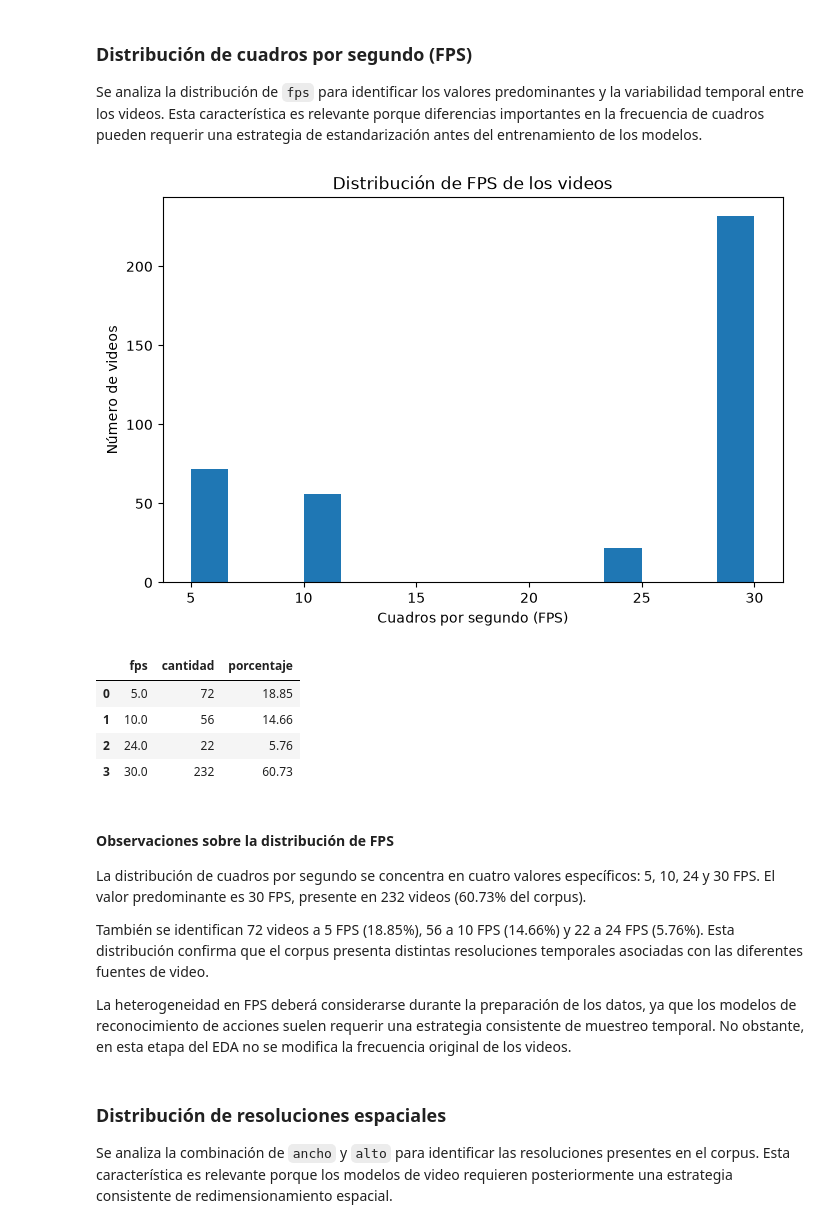
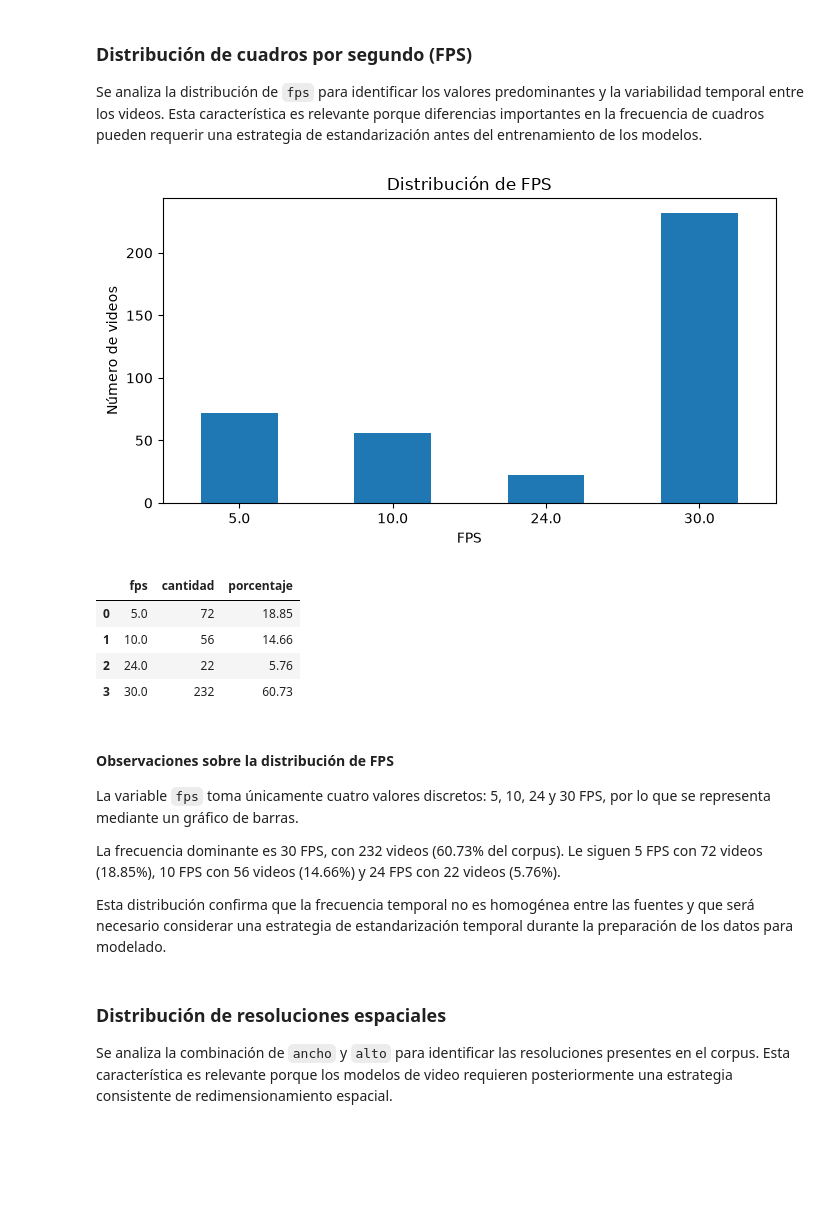
Before and after one commit to joseluistinajero/MNA---Proyecto-Integrador, a Jupyter notebook: Notebooks/Avance1_Equipo41.ipynb, the cells around one changed output. Drawn from its saved outputs; the diff is of its cells as text; code cells hidden in the pictures; blank space fills up the shorter version.

```diff
--- a/Notebooks/Avance1_Equipo41.ipynb
+++ b/Notebooks/Avance1_Equipo41.ipynb
@@ -449,17 +511,19 @@ Por esta razón, los valores extremos de duración se conservan en esta etapa de
 
 Se analiza la distribución de `fps` para identificar los valores predominantes y la variabilidad temporal entre los videos. Esta característica es relevante porque diferencias importantes en la frecuencia de cuadros pueden requerir una estrategia de estandarización antes del entrenamiento de los modelos.
 # %%
-plt.figure(figsize=(8, 5))
+frecuencia_fps = df["fps"].value_counts().sort_index()
 
-plt.hist(df["fps"], bins=15)
+plt.figure(figsize=(7, 4))
+frecuencia_fps.plot(kind="bar")
 
-plt.title("Distribución de FPS de los videos")
-plt.xlabel("Cuadros por segundo (FPS)")
+plt.title("Distribución de FPS")
+plt.xlabel("FPS")
 plt.ylabel("Número de videos")
-
+plt.xticks(rotation=0)
+plt.tight_layout()
 plt.show()
 # %% [output]
-[figure, old version]
+[figure, new version]
 # %%
 frecuencia_fps = (
     df["fps"]
@@ -483,11 +547,11 @@ frecuencia_fps
 # %% [markdown]
 #### Observaciones sobre la distribución de FPS
 
-La distribución de cuadros por segundo se concentra en cuatro valores específicos: 5, 10, 24 y 30 FPS. El valor predominante es 30 FPS, presente en 232 videos (60.73% del corpus).
+La variable `fps` toma únicamente cuatro valores discretos: 5, 10, 24 y 30 FPS, por lo que se representa mediante un gráfico de barras.
 
-También se identifican 72 videos a 5 FPS (18.85%), 56 a 10 FPS (14.66%) y 22 a 24 FPS (5.76%). Esta distribución confirma que el corpus presenta distintas resoluciones temporales asociadas con las diferentes fuentes de video.
+La frecuencia dominante es 30 FPS, con 232 videos (60.73% del corpus). Le siguen 5 FPS con 72 videos (18.85%), 10 FPS con 56 videos (14.66%) y 24 FPS con 22 videos (5.76%).
 
-La heterogeneidad en FPS deberá considerarse durante la preparación de los datos, ya que los modelos de reconocimiento de acciones suelen requerir una estrategia consistente de muestreo temporal. No obstante, en esta etapa del EDA no se modifica la frecuencia original de los videos.
+Esta distribución confirma que la frecuencia temporal no es homogénea entre las fuentes y que será necesario considerar una estrategia de estandarización temporal durante la preparación de los datos para modelado.
 # %% [markdown]
 ### Distribución de resoluciones espaciales
 
```
Also changed, not shown: parts of 22 cells of this notebook.
